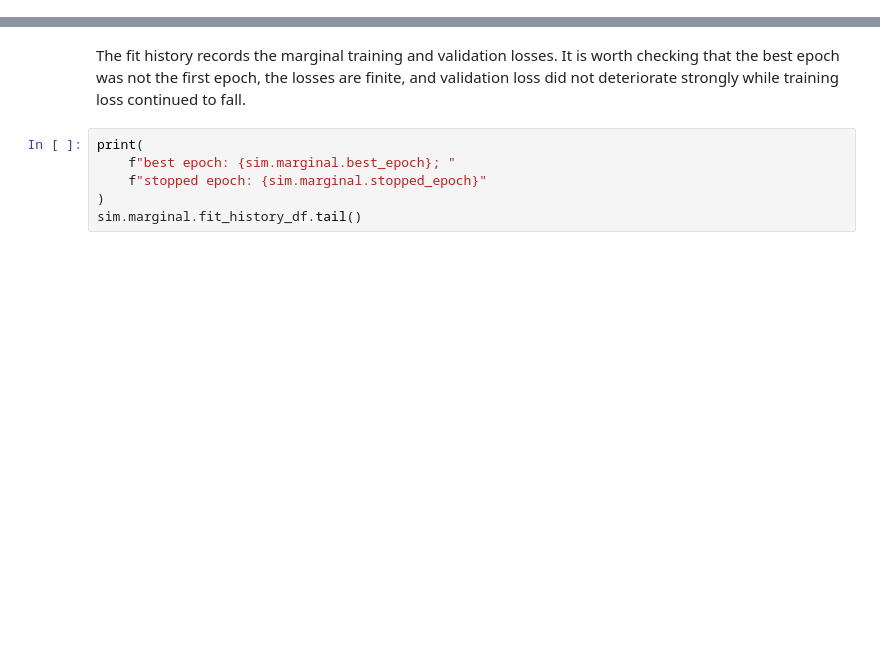
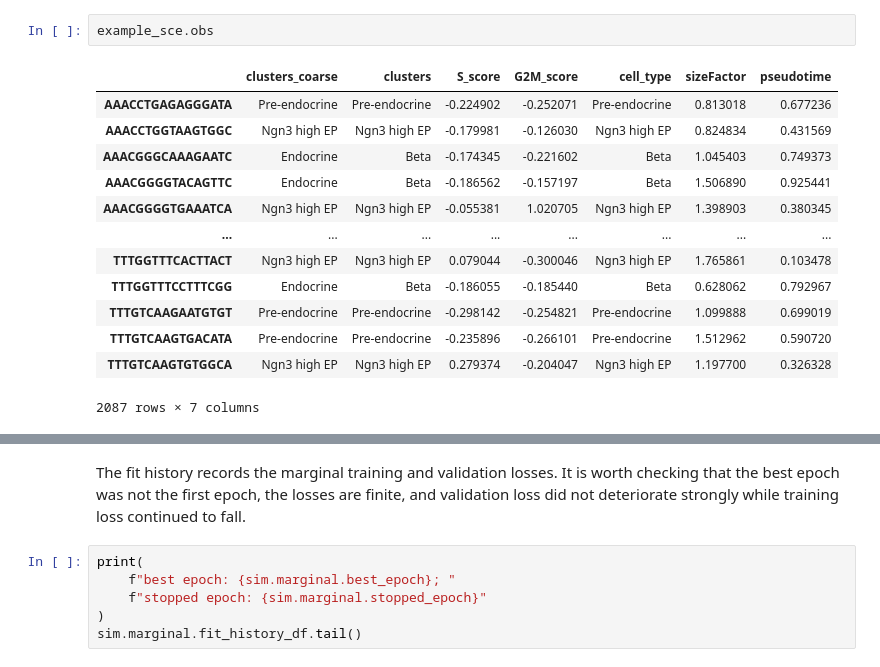
Before and after one commit to krisrs1128/scDesigner, a Jupyter notebook: examples/01-quickstart.ipynb, the cells around one changed output, grey strips where cells are left out. Drawn from its saved outputs; the diff is of its cells as text; blank space fills up the shorter version.

```diff
--- a/examples/01-quickstart.ipynb
+++ b/examples/01-quickstart.ipynb
@@ -36,0 +47,16 @@ Formulas support transformations such as `bs()` for B-splines. Here, a spline al
+# %%
+example_sce.obs
+# %% [output]
+|  | clusters_coarse | clusters | S_score | G2M_score | cell_type | sizeFactor | pseudotime |
+| AAACCTGAGAGGGATA | Pre-endocrine | Pre-endocrine | -0.224902 | -0.252071 | Pre-endocrine | 0.813018 | 0.677236 |
+| AAACCTGGTAAGTGGC | Ngn3 high EP | Ngn3 high EP | -0.179981 | -0.126030 | Ngn3 high EP | 0.824834 | 0.431569 |
+| AAACGGGCAAAGAATC | Endocrine | Beta | -0.174345 | -0.221602 | Beta | 1.045403 | 0.749373 |
+| AAACGGGGTACAGTTC | Endocrine | Beta | -0.186562 | -0.157197 | Beta | 1.506890 | 0.925441 |
+| AAACGGGGTGAAATCA | Ngn3 high EP | Ngn3 high EP | -0.055381 | 1.020705 | Ngn3 high EP | 1.398903 | 0.380345 |
+| ... | ... | ... | ... | ... | ... | ... | ... |
+| TTTGGTTTCACTTACT | Ngn3 high EP | Ngn3 high EP | 0.079044 | -0.300046 | Ngn3 high EP | 1.765861 | 0.103478 |
+| TTTGGTTTCCTTTCGG | Endocrine | Beta | -0.186055 | -0.185440 | Beta | 0.628062 | 0.792967 |
+| TTTGTCAAGAATGTGT | Pre-endocrine | Pre-endocrine | -0.298142 | -0.254821 | Pre-endocrine | 1.099888 | 0.699019 |
+| TTTGTCAAGTGACATA | Pre-endocrine | Pre-endocrine | -0.235896 | -0.266101 | Pre-endocrine | 1.512962 | 0.590720 |
+| TTTGTCAAGTGTGGCA | Ngn3 high EP | Ngn3 high EP | 0.279374 | -0.204047 | Ngn3 high EP | 1.197700 | 0.326328 |
+2087 rows × 7 columns
```
Also changed, not shown: parts of 18 cells of this notebook, 1 other file.
